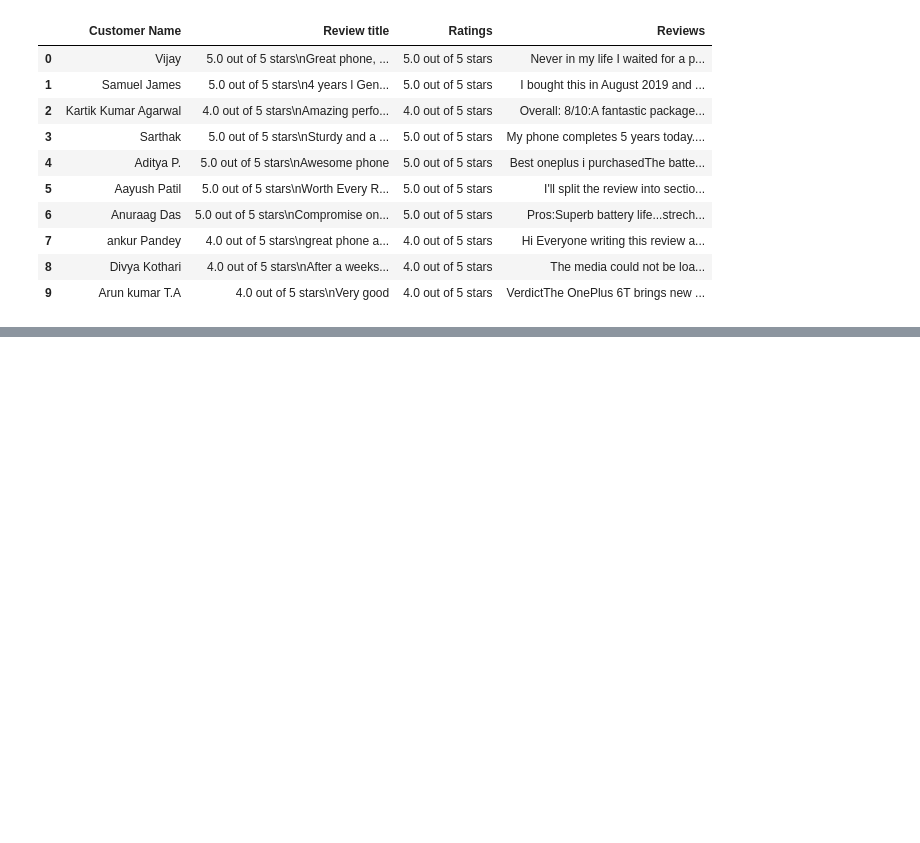
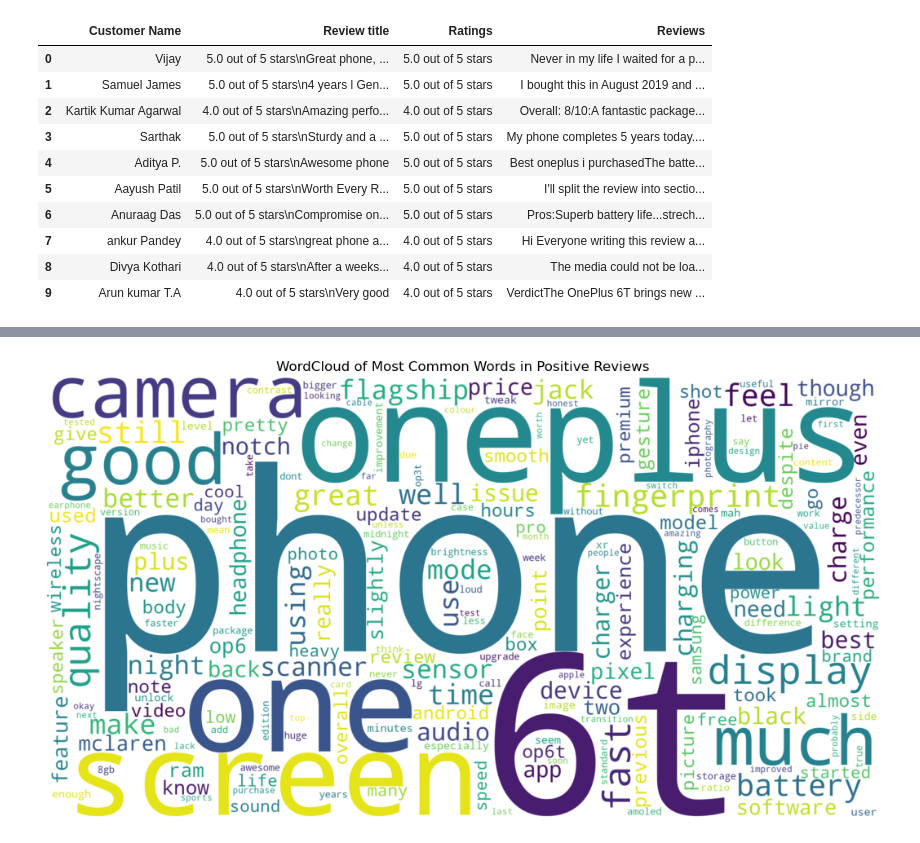
Before and after one commit to AnanyaVAdiga/Web-scraping-on-Amazon, a Jupyter notebook: Web Scraping - Amazon Product Reviews.ipynb, the cells around one changed output, grey strips where cells are left out. Saved outputs shown, nothing was run; the diff lists cells and outputs as text; code cells hidden in the pictures; blank space fills up the shorter version.

```diff
--- a/Web Scraping - Amazon Product Reviews.ipynb
+++ b/Web Scraping - Amazon Product Reviews.ipynb
@@ -427,0 +446,6 @@ df.to_csv(r'C:\Users\ananya\reviews.csv',index=True)
+# %%
+# Filter positive reviews
+positive_reviews = df[df['Ratings'].str.contains('4 stars|5 stars')]
+
+# Display the first few rows of positive reviews
+positive_reviews.head()
@@ -427,0 +461,22 @@ df.to_csv(r'C:\Users\ananya\reviews.csv',index=True)
+# %%
+import nltk
+from nltk.corpus import stopwords
+from nltk.tokenize import word_tokenize
+import string
+
+# Download the stop words list
+nltk.download('stopwords')
+nltk.download('punkt')
+
+# Combine all positive reviews into a single text
+all_positive_reviews = ' '.join(positive_reviews['Reviews'])
+
+# Tokenize the text
+tokens = word_tokenize(all_positive_reviews.lower())
+
+# Remove stop words and punctuation
+stop_words = set(stopwords.words('english'))
+filtered_tokens = [word for word in tokens if word.isalnum() and word not in stop_words]
+
+# Display the first few filtered tokens
+print(filtered_tokens[:10])
@@ -427,0 +574,15 @@ df.to_csv(r'C:\Users\ananya\reviews.csv',index=True)
+# %%
+from wordcloud import WordCloud
+
+# Generate WordCloud
+text1 = " ".join(word for word in filtered_tokens)
+word_cloud1 = WordCloud(collocations=False, background_color='white', width=2048, height=1080).generate(text1)
+
+# Plot WordCloud
+plt.figure(figsize=(14, 7))
+plt.imshow(word_cloud1, interpolation='bilinear')
+plt.axis('off')
+plt.title('WordCloud of Most Common Words in Positive Reviews')
+plt.show()
+# %% [output]
+[figure, added]
```
Also changed, not shown: parts of 14 cells of this notebook.
